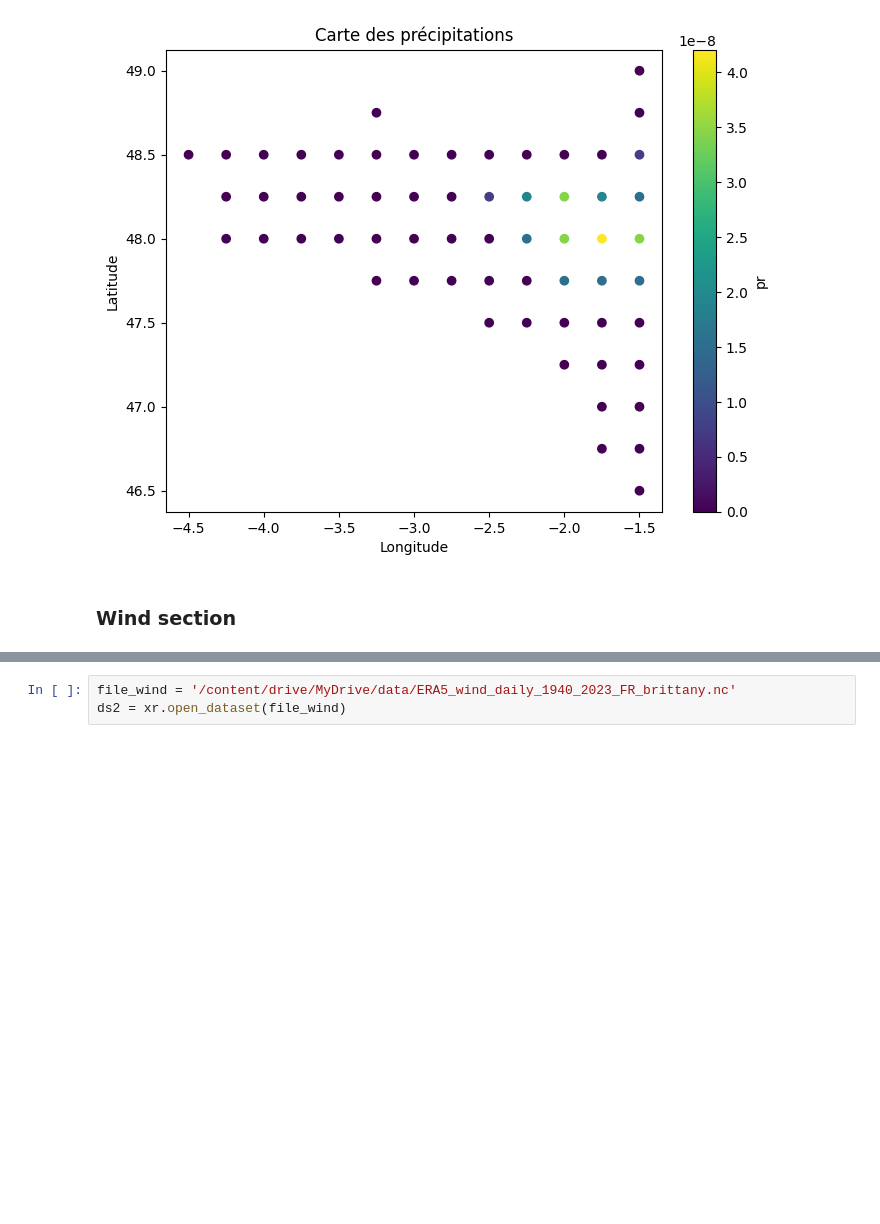
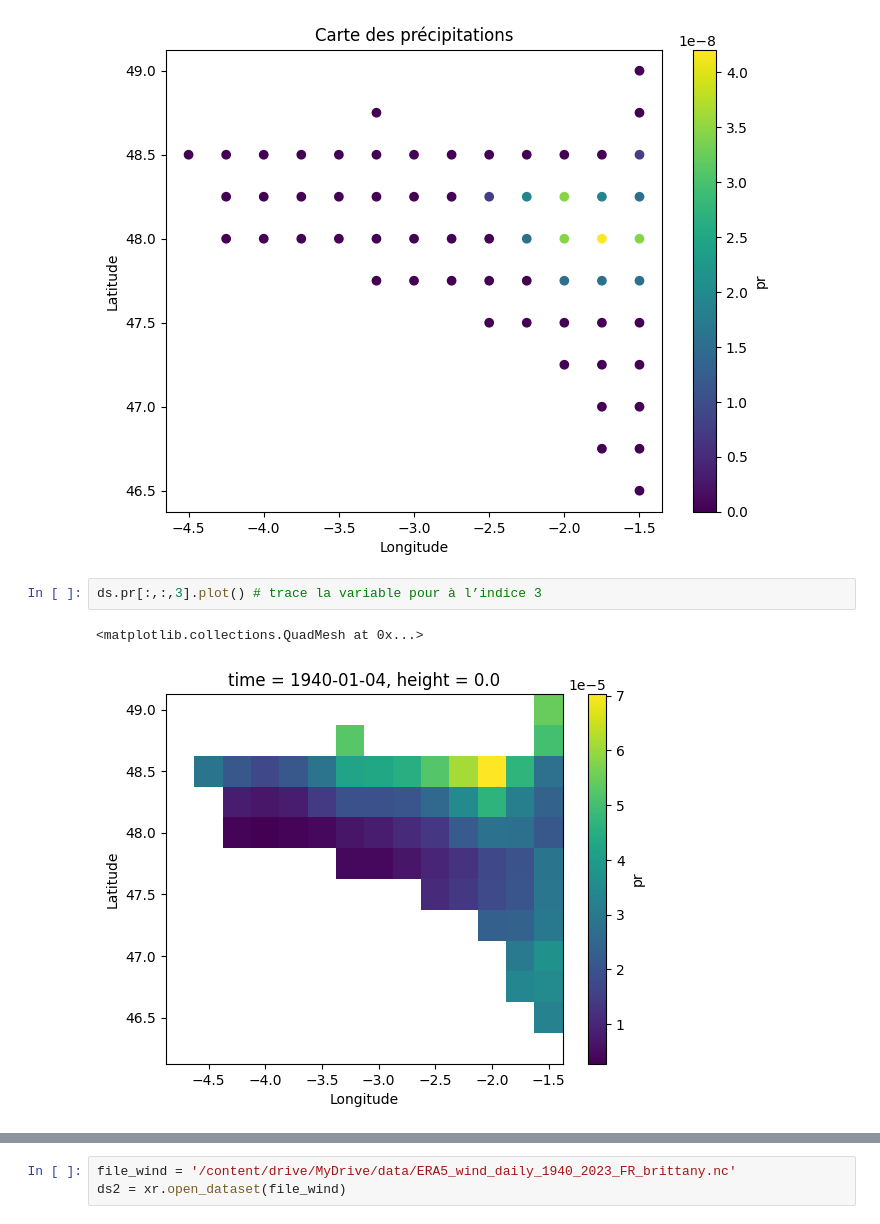
Before and after one commit to Faza20-lab/Projet_stats, a Jupyter notebook: Projet_stats.ipynb, the cells around one changed output, grey strips where cells are left out. Saved outputs shown, nothing was run; the diff lists cells and outputs as text; blank space fills up the shorter version.

```diff
--- a/Projet_stats.ipynb
+++ b/Projet_stats.ipynb
@@ -134,5 +112,8 @@ plt.title("Carte des précipitations")
 plt.show()
 # %% [output]
 [figure]
-# %% [markdown]
-### **Wind section**
+# %%
+ds.pr[:,:,3].plot() # trace la variable pour à l’indice 3
+# %% [output]
+<matplotlib.collections.QuadMesh at 0x...>
+[figure, added]
```
Also changed, not shown: parts of 185 cells of this notebook.
